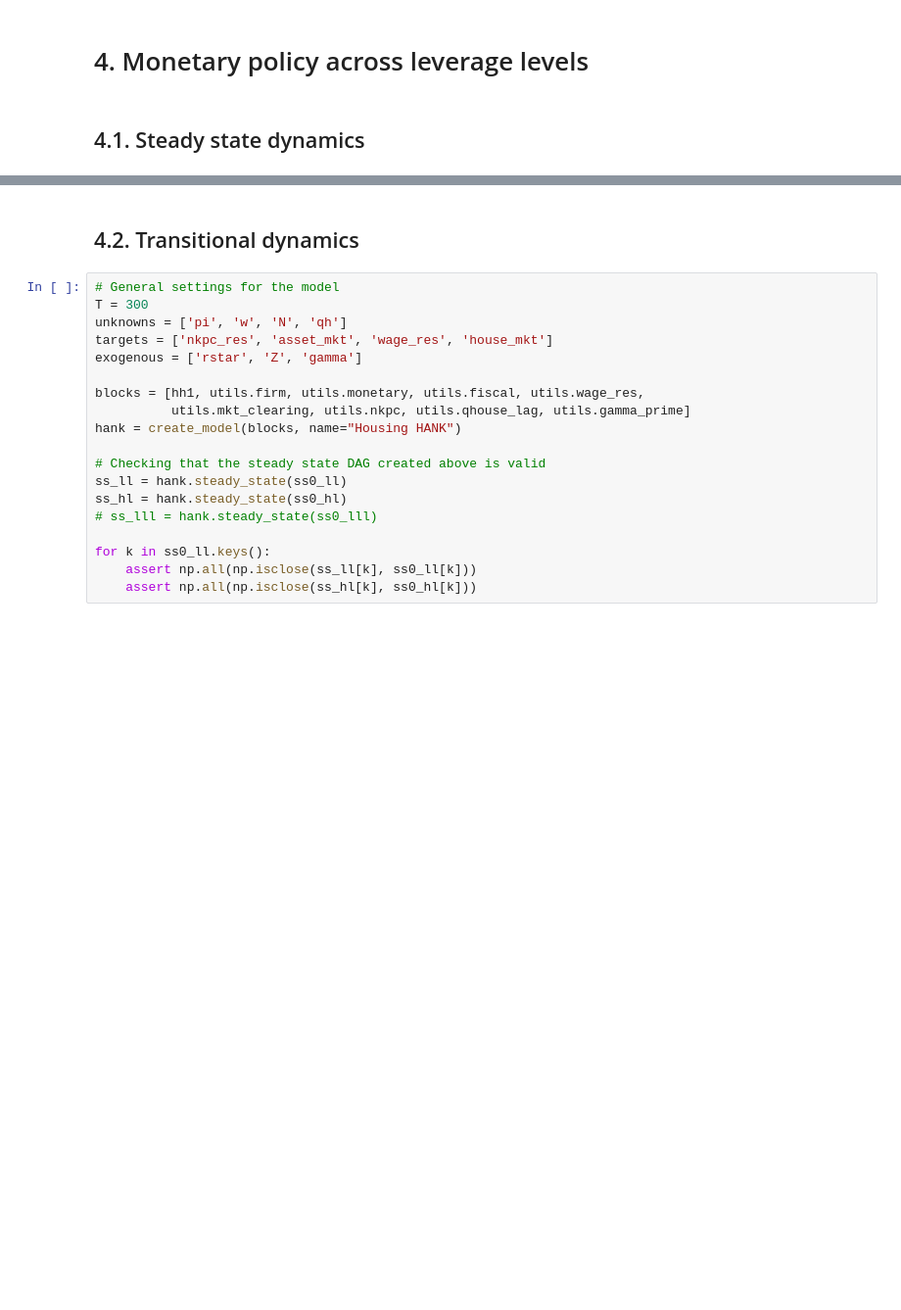
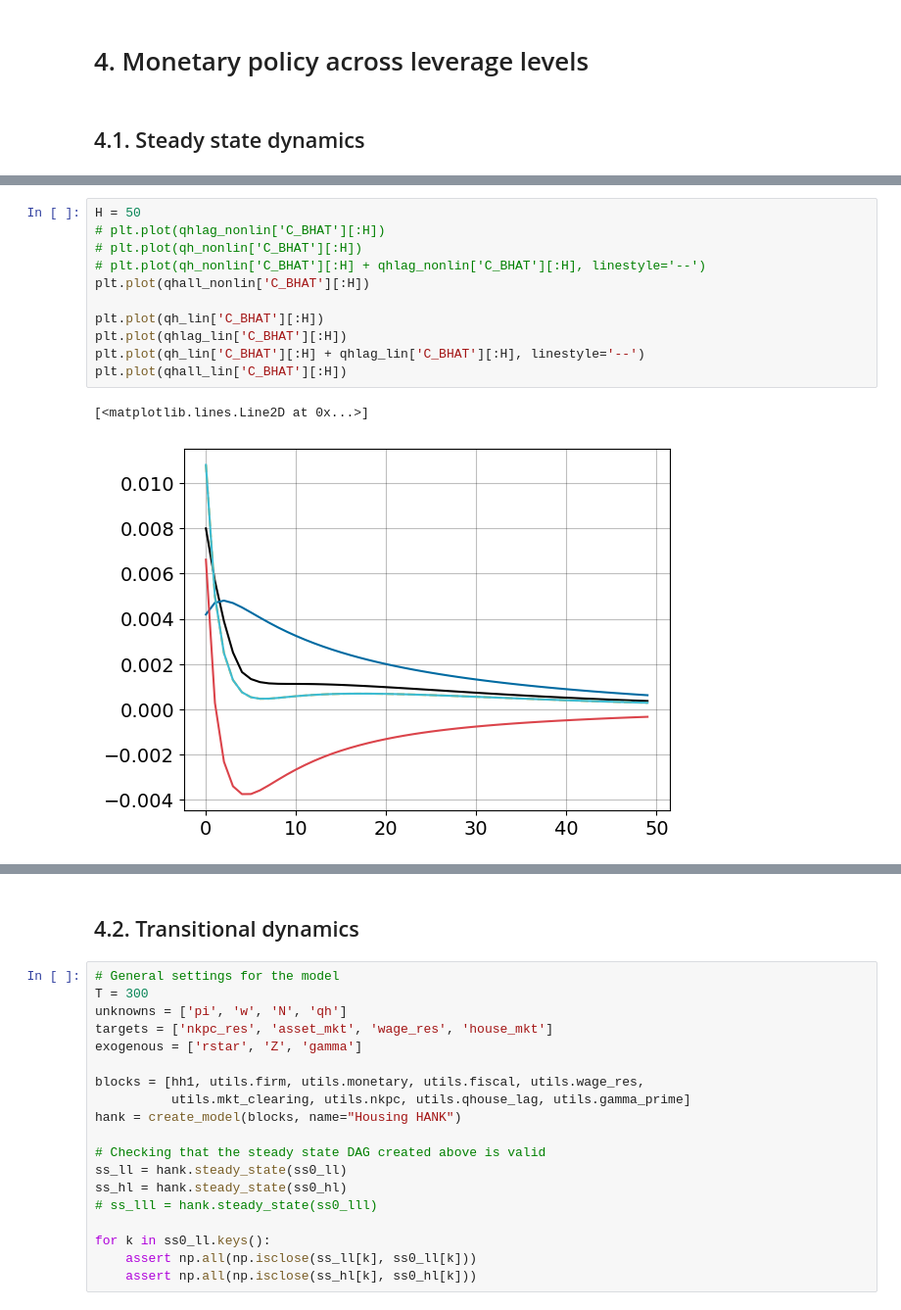
Before and after one commit to thom364e/sequence-jacobian, a Jupyter notebook: notebooks/housing_main_v2.ipynb, the cells around one changed output, grey strips where cells are left out. Shown at 98% size. Saved outputs shown, nothing was run; the diff lists cells and outputs as text; blank space fills up the shorter version.

```diff
--- a/notebooks/housing_main_v2.ipynb
+++ b/notebooks/housing_main_v2.ipynb
@@ -1419,0 +1509,14 @@ Mean MPC ss0_ll: 0.10824182247803851, Mean MPC ss0_hl: 0.13126586442542096
+# %%
+H = 50
+# plt.plot(qhlag_nonlin['C_BHAT'][:H])
+# plt.plot(qh_nonlin['C_BHAT'][:H])
+# plt.plot(qh_nonlin['C_BHAT'][:H] + qhlag_nonlin['C_BHAT'][:H], linestyle='--')
+plt.plot(qhall_nonlin['C_BHAT'][:H])
+
+plt.plot(qh_lin['C_BHAT'][:H])
+plt.plot(qhlag_lin['C_BHAT'][:H])
+plt.plot(qh_lin['C_BHAT'][:H] + qhlag_lin['C_BHAT'][:H], linestyle='--')
+plt.plot(qhall_lin['C_BHAT'][:H])
+# %% [output]
+[<matplotlib.lines.Line2D at 0x...>]
+[figure, added]
```
Also changed, not shown: parts of 27 cells of this notebook, 11 other files.
